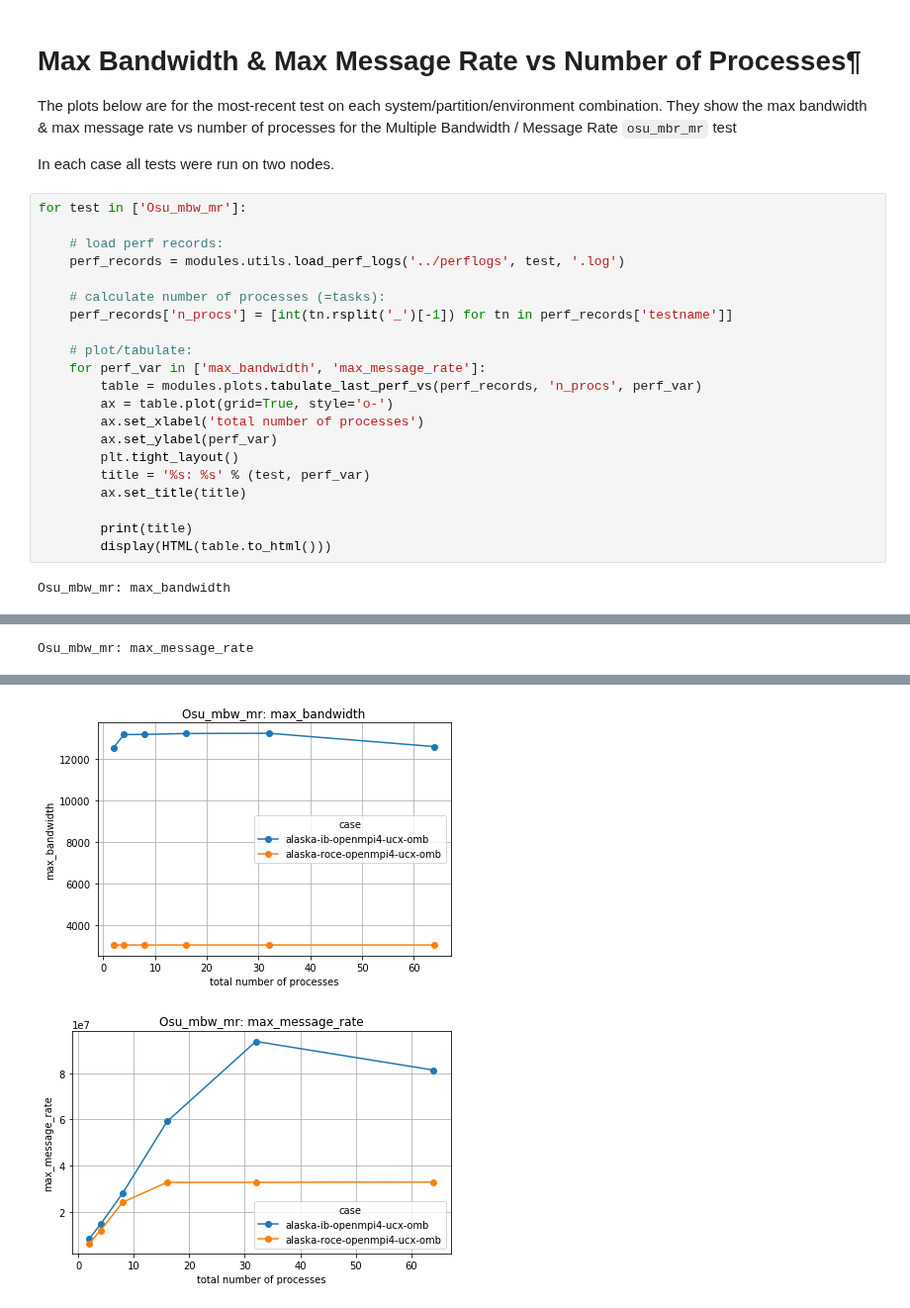
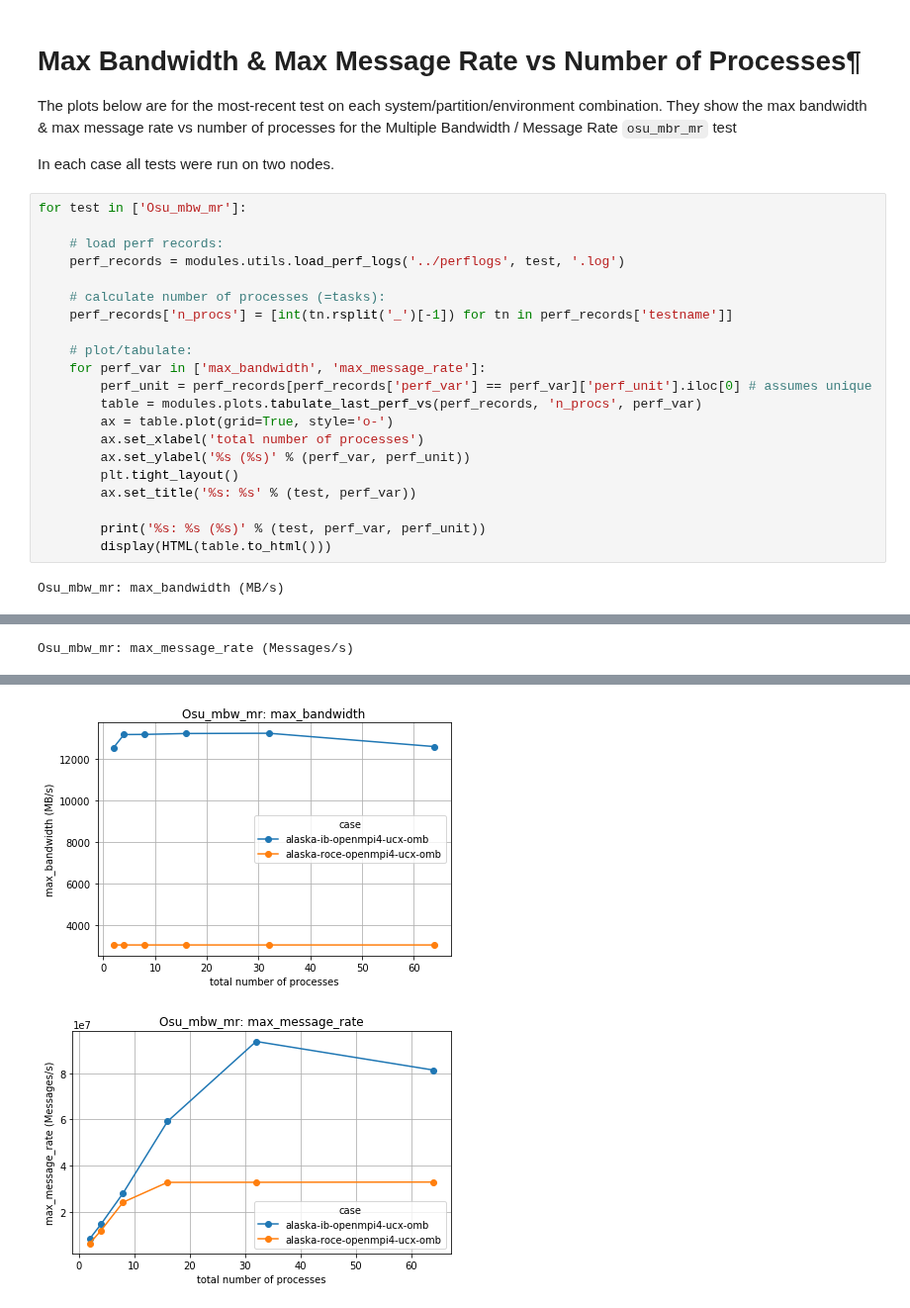
Before and after one commit to ukri-excalibur/excalibur-tests, a Jupyter notebook: omb/OMB.ipynb, the cells around one changed output, grey strips where cells are left out. Shown at 99% size. Drawn from its saved outputs; the diff is of its cells as text.

```diff
--- a/omb/OMB.ipynb
+++ b/omb/OMB.ipynb
@@ -71,38 +71,38 @@ for test in ['Osu_mbw_mr']:
     perf_records = modules.utils.load_perf_logs('../perflogs', test, '.log')
 
     # calculate number of processes (=tasks):
     perf_records['n_procs'] = [int(tn.rsplit('_')[-1]) for tn in perf_records['testname']]
 
     # plot/tabulate:
     for perf_var in ['max_bandwidth', 'max_message_rate']:
+        perf_unit = perf_records[perf_records['perf_var'] == perf_var]['perf_unit'].iloc[0] # assumes unique
         table = modules.plots.tabulate_last_perf_vs(perf_records, 'n_procs', perf_var)
         ax = table.plot(grid=True, style='o-')
         ax.set_xlabel('total number of processes')
-        ax.set_ylabel(perf_var)
+        ax.set_ylabel('%s (%s)' % (perf_var, perf_unit))
         plt.tight_layout()
-        title = '%s: %s' % (test, perf_var)
-        ax.set_title(title)
+        ax.set_title('%s: %s' % (test, perf_var))
 
-        print(title)
+        print('%s: %s (%s)' % (test, perf_var, perf_unit))
         display(HTML(table.to_html()))
 # %% [output]
-Osu_mbw_mr: max_bandwidth
+Osu_mbw_mr: max_bandwidth (MB/s)
 | case | alaska-ib-openmpi4-ucx-omb | alaska-roce-openmpi4-ucx-omb |
 | n_procs |  |  |
 | 2 | 12523.34 | 3062.71 |
 | 4 | 13152.19 | 3063.41 |
 | 8 | 13158.97 | 3063.08 |
 | 16 | 13202.16 | 3063.51 |
 | 32 | 13214.42 | 3063.52 |
 | 64 | 12574.78 | 3063.53 |
-Osu_mbw_mr: max_message_rate
+Osu_mbw_mr: max_message_rate (Messages/s)
 | case | alaska-ib-openmpi4-ucx-omb | alaska-roce-openmpi4-ucx-omb |
 | n_procs |  |  |
 | 2 | 8401662.48 | 6385619.58 |
 | 4 | 14624167.46 | 11893258.01 |
 | 8 | 28115624.41 | 24176140.18 |
 | 16 | 59130655.22 | 32771767.44 |
 | 32 | 93772491.25 | 32803691.73 |
 | 64 | 81384039.31 | 32900240.54 |
-[figure, old version]
+[figure, new version]
-[figure, old version]
+[figure, new version]
```
Also changed, not shown: 1 other file.
